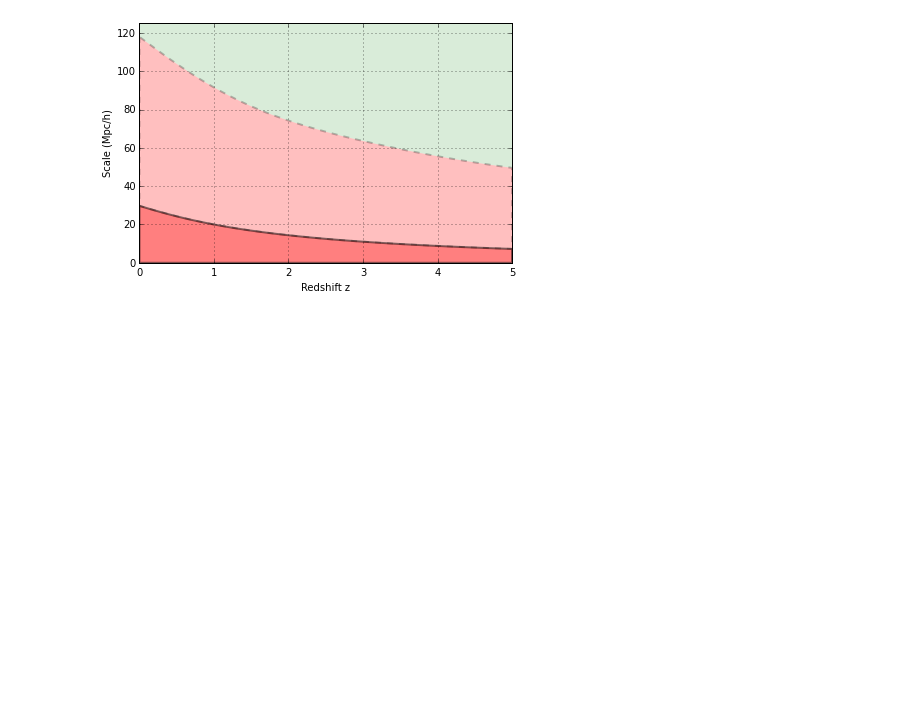
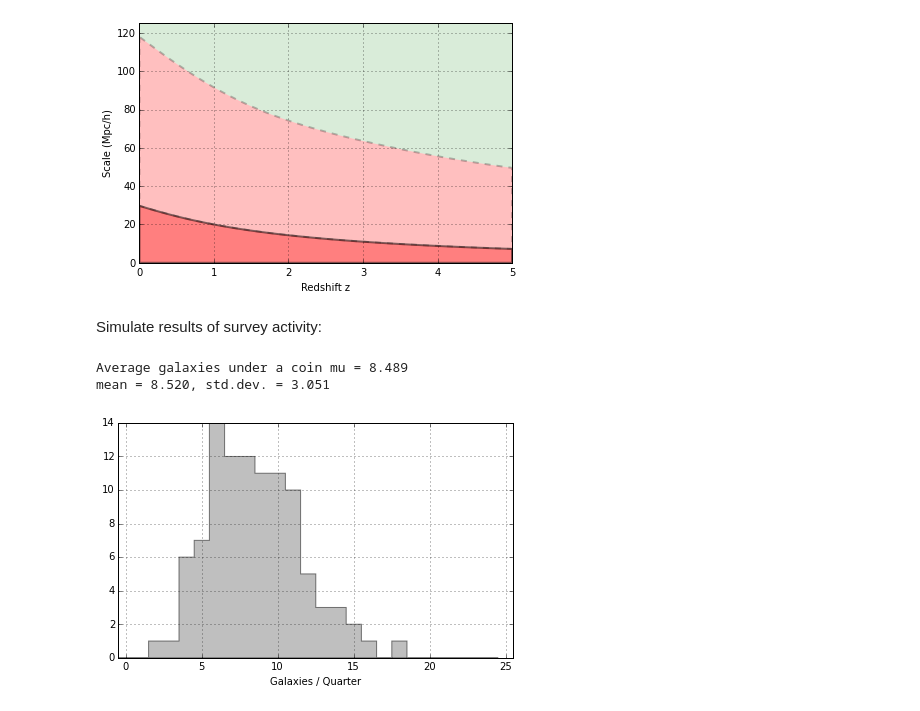
Before and after one commit to DarkEnergyScienceCollaboration/DESchool_LSS_Stats, a Jupyter notebook: LargeScaleStructureStatistics/LargeScaleStructureStatistics.ipynb, the cells around one changed output. Saved outputs shown, nothing was run; the diff lists cells and outputs as text; code cells hidden in the pictures; blank space fills up the shorter version.

Commit message:
Add simulated survey exercise plots

```diff
--- a/LargeScaleStructureStatistics/LargeScaleStructureStatistics.ipynb
+++ b/LargeScaleStructureStatistics/LargeScaleStructureStatistics.ipynb
@@ -636,3 +639,23 @@ plt.tight_layout()
 plt.savefig('plots/nonlinearity.pdf')
 # %% [output]
 [figure]
+# %% [markdown]
+Simulate results of survey activity:
+# %%
+mean_tracer_density = 0.01939 # per Mpc^2
+avg_under_coin = np.pi*(8./h0)**2*mean_tracer_density
+print 'Average galaxies under a coin mu = %.3f' % avg_under_coin
+generator = np.random.RandomState(123)
+samples = generator.poisson(avg_under_coin,100)
+bins = np.arange(26)-0.5
+plt.hist(samples,bins=bins,histtype='stepfilled',color='gray',alpha=0.5)
+plt.xlabel('Galaxies / Quarter')
+plt.xlim(bins[0],bins[-1])
+plt.grid()
+plt.tight_layout()
+print 'mean = %.3f, std.dev. = %.3f' % (np.mean(samples),np.std(samples))
+plt.savefig('plots/histogram.pdf')
+# %% [output]
+Average galaxies under a coin mu = 8.489
+mean = 8.520, std.dev. = 3.051
+[figure, added]
```
Also changed, not shown: parts of 4 cells of this notebook, 2 other files.
